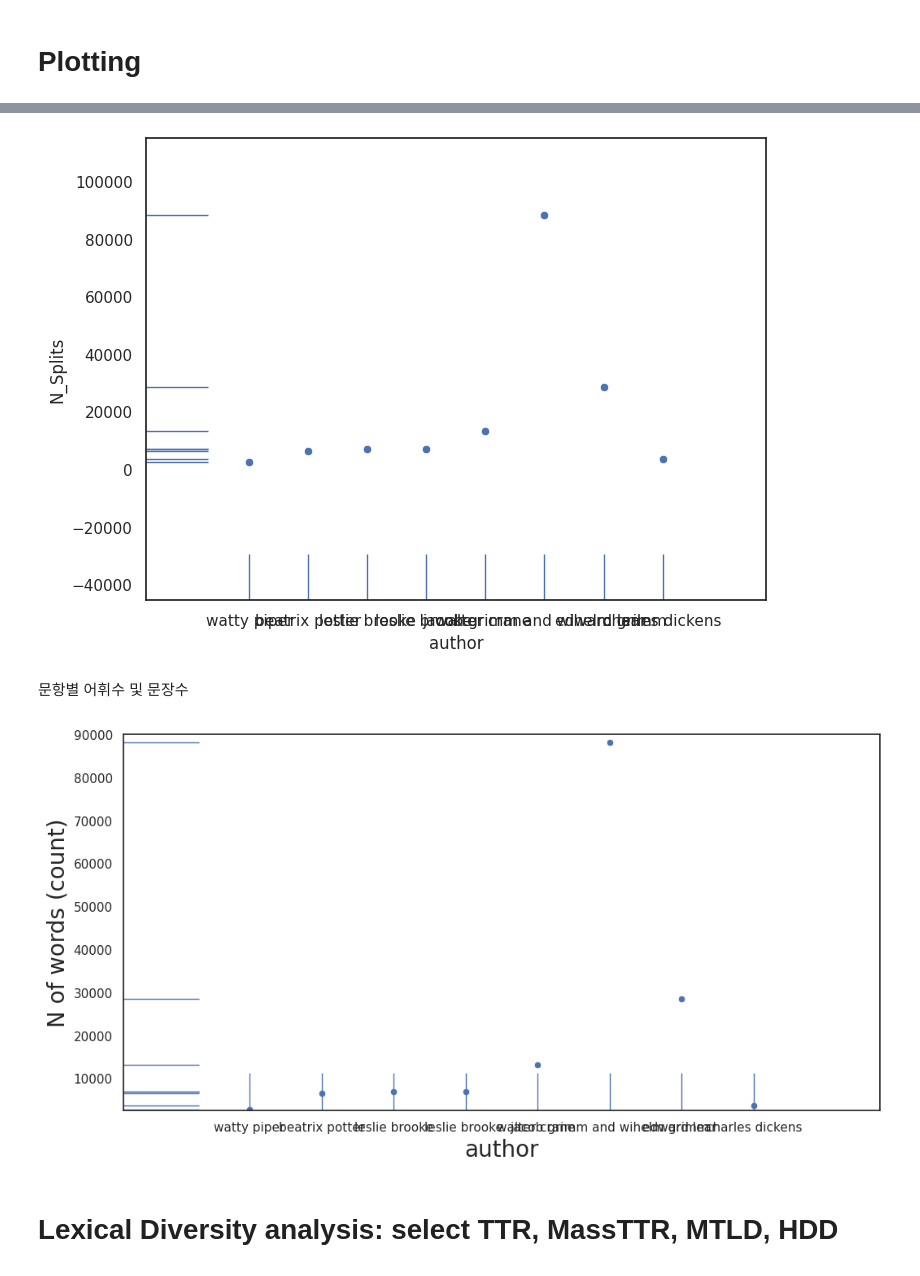
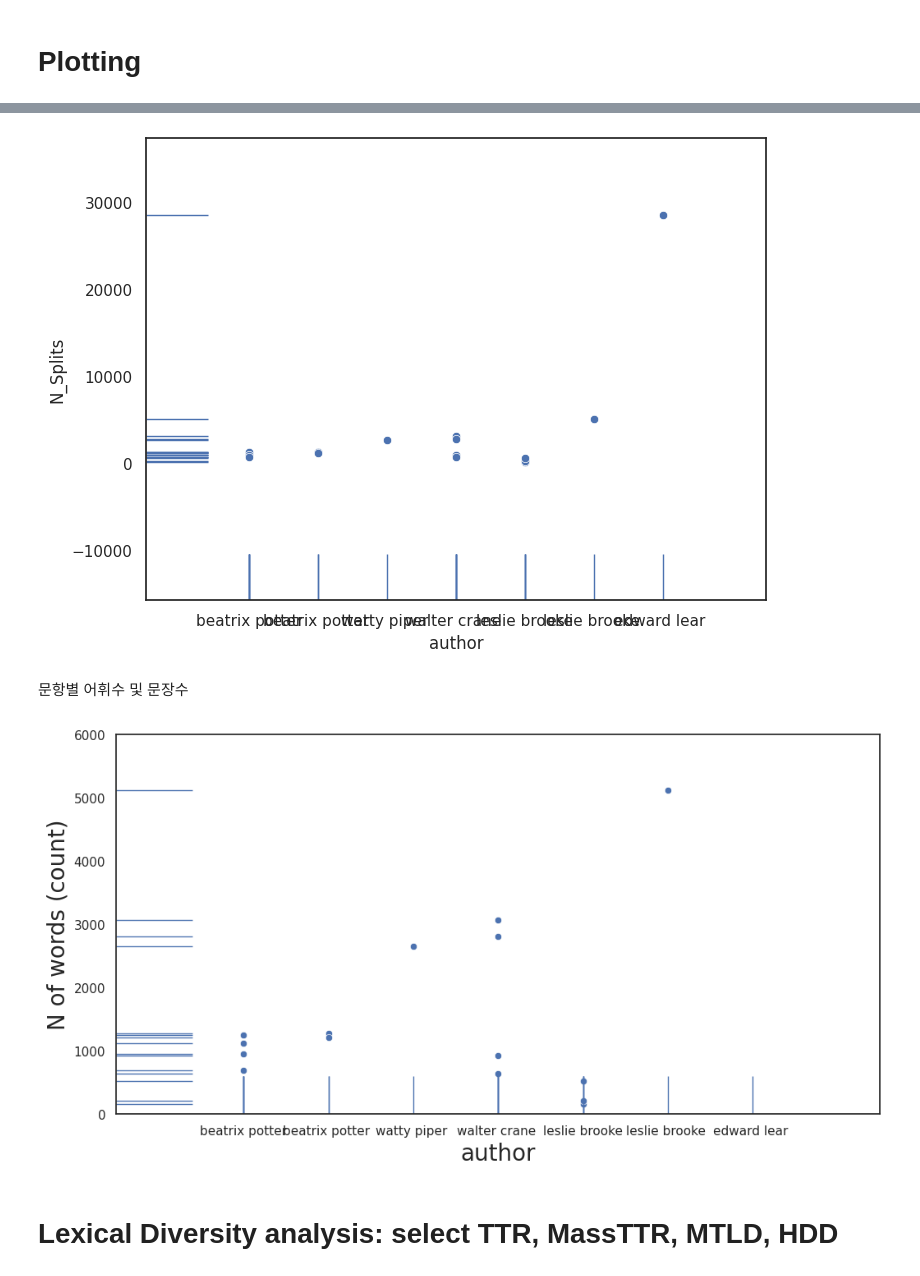
Before and after one commit to ms624atyale/PictureBook_Archive_inProgress, a Jupyter notebook: prototype_PG_mattr_ccw_Final.ipynb, the cells around one changed output, grey strips where cells are left out. Saved outputs shown, nothing was run; the diff lists cells and outputs as text; code cells hidden in the pictures.

```diff
--- a/prototype_PG_mattr_ccw_Final.ipynb
+++ b/prototype_PG_mattr_ccw_Final.ipynb
@@ -151,7 +151,7 @@ EdwardLear.to_csv("./EdwardLear.csv")
 # %% [markdown]
 ###🐹🐾 **6️⃣  Open your csv file with raw at raw.githubusercontent.com and copy & paste the url**
 # %%
-url = "https://raw.githubusercontent.com/ms624atyale/PictureBook_Archive_inProgress/refs/heads/main/Input_Data/PG_ChildrenPictureBooks_7Authors.csv"
+url = "https://raw.githubusercontent.com/ms624atyale/PictureBook_Archive_inProgress/refs/heads/main/Data_Final/pg_all_5authors_final.csv"
 
 df1 = pd.read_csv(url)
 # %%
@@ -369,20 +391,20 @@ plt.savefig('Density_Nsplit.png')
 # %%
-sns.scatterplot(data=df2, x="author", y="N_Splits")
-sns.rugplot(data=df2, x="author", y="N_Splits", height=.1)
+sns.scatterplot(data=df2, x="author", y="N_Splits") #🆘 Oiginal x = 'author' from previous version
+sns.rugplot(data=df2, x="author", y="N_Splits", height=.1) #🆘 Oiginal x = 'author' from previous version
 plt.savefig('Rug_Nsplit.png')
 # %% [output]
-[figure, old version]
+[figure, new version]
 # %% [markdown]
 문항별 어휘수 및 문장수
 # %%
 sns.set(rc={'figure.figsize':(12,6),"font.size":40,"axes.titlesize":20,"axes.labelsize":20},style="white") # font size doesn't work
-sns.scatterplot(data=df2, x="author", y="N_Splits")
-ax = sns.rugplot(data=df2, x="author", y="N_Splits", height=.1)
-ax.set_ylim([2500,90000])
+sns.scatterplot(data=df2, x="author", y="N_Splits") #🆘 Oiginal x = 'author' from previous version
+ax = sns.rugplot(data=df2, x="author", y="N_Splits", height=.1) #🆘 Oiginal x = 'author' from previous version
+ax.set_ylim([0,6000])
 ax.set(xlabel='author', ylabel='N of words (count)')
 plt.savefig('Rug_Nsplit_byYearPublished.png')
 # %% [output]
-[figure, old version]
+[figure, new version]
 # %% [markdown]
 # Lexical Diversity analysis: select TTR, MassTTR, MTLD, HDD
 # %%
```
Also changed, not shown: parts of 13 cells of this notebook.
